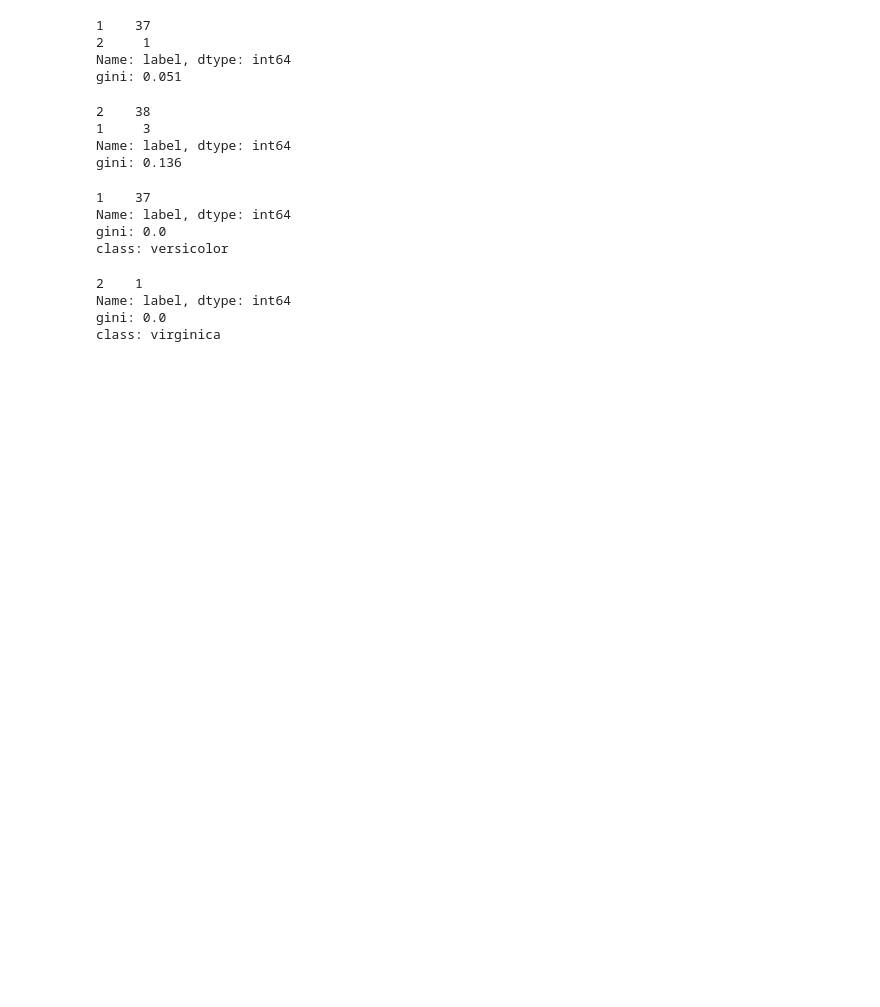
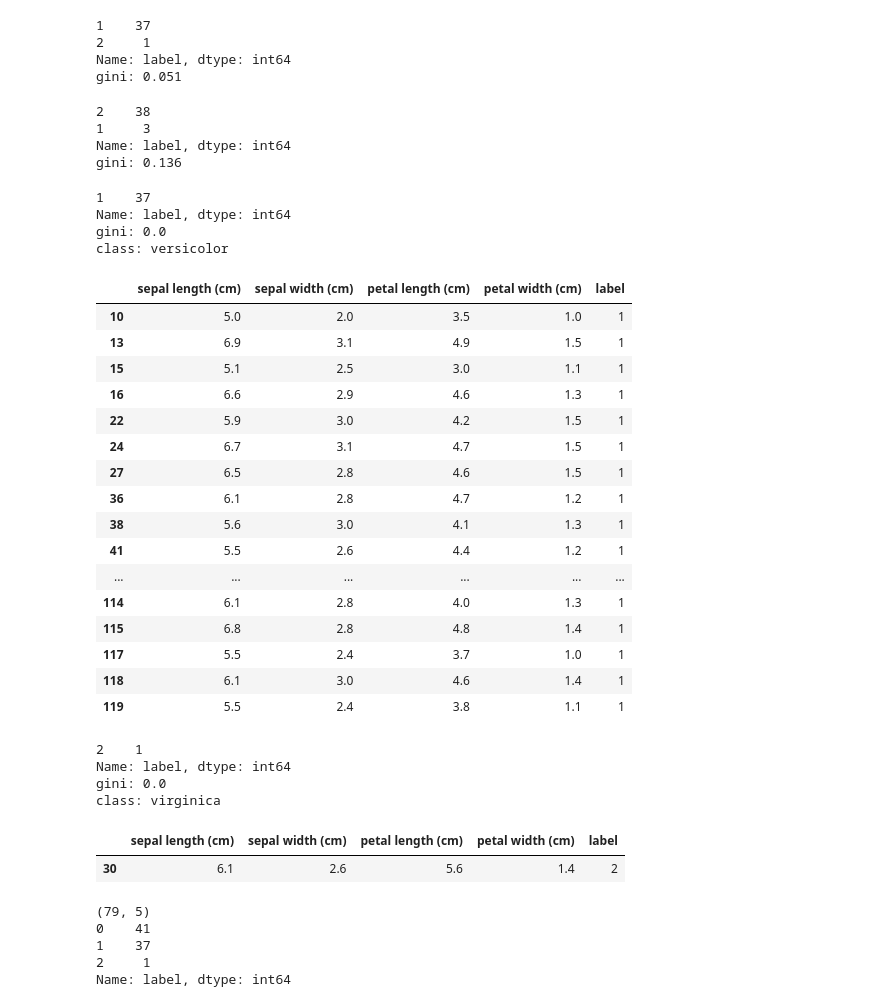
Before and after one commit to landturtler/2020_AI_education_example, a Jupyter notebook: 머신러닝/결정트리_basic.ipynb, the cells around one changed output. Cells and saved outputs as stored; diff of their text form; code cells hidden in the pictures; blank space fills up the shorter version.

```diff
--- a/머신러닝/결정트리_basic.ipynb
+++ b/머신러닝/결정트리_basic.ipynb
@@ -295,17 +315,37 @@ gini: 0.136
 # %%
 # 6번 노드 : 두 번째 터미널 노드, 리프 노드
 # gini = 0.0
 # samples = 37
 # value = [0, 37, 0]
 # class = versicolor
 print(sixth_node['label'].value_counts())
 print('gini:',gini([0, 37, 0]))      # gini: 0.0
 print('class:',iris.target_names[1])  # 'versicolor'
+
+versicolor_result = sixth_node.copy()
+versicolor_result
 # %% [output]
 1    37
 Name: label, dtype: int64
 gini: 0.0
 class: versicolor
+|  | sepal length (cm) | sepal width (cm) | petal length (cm) | petal width (cm) | label |
+| 10 | 5.0 | 2.0 | 3.5 | 1.0 | 1 |
+| 13 | 6.9 | 3.1 | 4.9 | 1.5 | 1 |
+| 15 | 5.1 | 2.5 | 3.0 | 1.1 | 1 |
+| 16 | 6.6 | 2.9 | 4.6 | 1.3 | 1 |
+| 22 | 5.9 | 3.0 | 4.2 | 1.5 | 1 |
+| 24 | 6.7 | 3.1 | 4.7 | 1.5 | 1 |
+| 27 | 6.5 | 2.8 | 4.6 | 1.5 | 1 |
+| 36 | 6.1 | 2.8 | 4.7 | 1.2 | 1 |
+| 38 | 5.6 | 3.0 | 4.1 | 1.3 | 1 |
+| 41 | 5.5 | 2.6 | 4.4 | 1.2 | 1 |
+| ... | ... | ... | ... | ... | ... |
+| 114 | 6.1 | 2.8 | 4.0 | 1.3 | 1 |
+| 115 | 6.8 | 2.8 | 4.8 | 1.4 | 1 |
+| 117 | 5.5 | 2.4 | 3.7 | 1.0 | 1 |
+| 118 | 6.1 | 3.0 | 4.6 | 1.4 | 1 |
+| 119 | 5.5 | 2.4 | 3.8 | 1.1 | 1 |
 # %%
 # 7번 노드 : 세 번째 터미널 노드, 리프 노드
 # gini = 0.0
@@ -315,8 +355,13 @@ class: versicolor
 print(seventh_node['label'].value_counts())
 print('gini:',gini([0, 0, 1]))      # gini: 0.0
 print('class:',iris.target_names[2])  # 'virginica'
+
+virginica_result = seventh_node.copy()
+virginica_result
 # %% [output]
 2    1
 Name: label, dtype: int64
 gini: 0.0
 class: virginica
+|  | sepal length (cm) | sepal width (cm) | petal length (cm) | petal width (cm) | label |
+| 30 | 6.1 | 2.6 | 5.6 | 1.4 | 2 |
@@ -324,0 +368,11 @@ class: virginica
+# %%
+# 최종 학습 결과 출력 확인
+fit_result = pd.concat([setosa_result,versicolor_result,virginica_result],axis = 0)
+print(fit_result.shape)
+print(fit_result['label'].value_counts())
+# %% [output]
+(79, 5)
+0    41
+1    37
+2     1
+Name: label, dtype: int64
```
Also changed, not shown: parts of 19 cells of this notebook.
